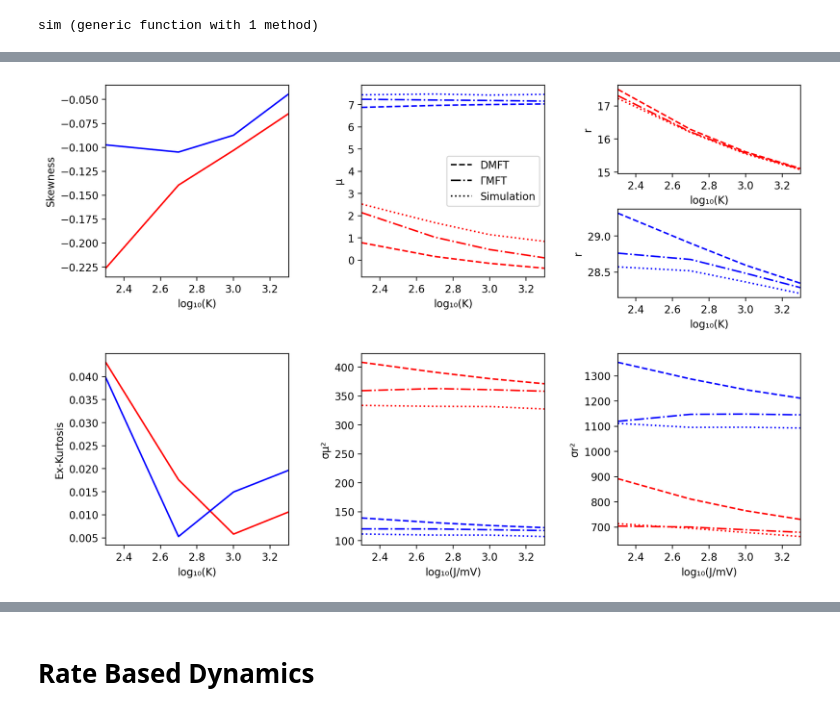
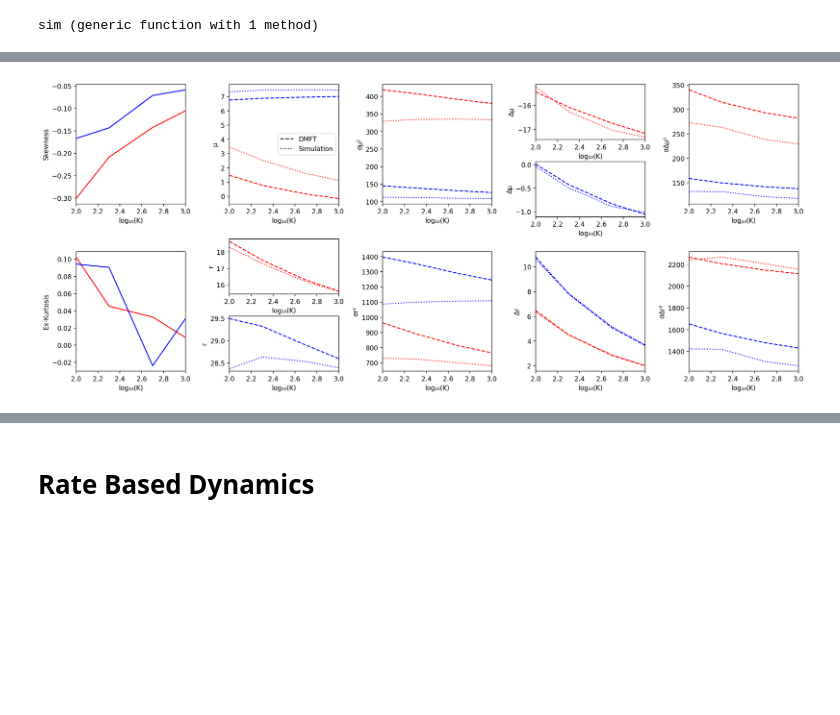
Before and after one commit to AddingAddict/OptoStimDMFT, a Jupyter notebook: 2Pop Opto Stim DMFT.ipynb, the cells around one changed output, grey strips where cells are left out. Drawn from its saved outputs; the diff is of its cells as text; code cells hidden in the pictures; blank space fills up the shorter version.

```diff
--- a/2Pop Opto Stim DMFT.ipynb
+++ b/2Pop Opto Stim DMFT.ipynb
@@ -1807,75 +2028,116 @@ end
 4/4 completed
 # %%
-figure(figsize=(4*3,4*2),dpi=200)
+figure(figsize=(4*5,4*2),dpi=200)
 subplots_adjust(hspace=0.4,wspace=0.4)
 
-subplot(2,3,1)
+subplot(2,5,1)
 plot(log10.(Ks),skewEs,"r")
 plot(log10.(Ks),skewIs,"b")
 xlabel("log₁₀(K)")
 ylabel("Skewness")
 xlim((log10(Ks[1]),log10(Ks[end])))
 
-subplot(2,3,4)
+subplot(2,5,6)
 plot(log10.(Ks),kurtEs,"r")
 plot(log10.(Ks),kurtIs,"b")
 xlabel("log₁₀(K)")
 ylabel("Ex-Kurtosis")
 xlim((log10(Ks[1]),log10(Ks[end])))
 
-subplot(2,3,2)
+subplot(2,5,2)
 plot(log10.(Ks),μEs,"r--")
 plot(log10.(Ks),μEsim,"r:")
-plot(log10.(Ks),μEΓs,"r-.")
+# plot(log10.(Ks),μEΓs,"r-.")
 plot(log10.(Ks),μIs,"b--")
 plot(log10.(Ks),μIsim,"b:")
-plot(log10.(Ks),μIΓs,"b-.")
+# plot(log10.(Ks),μIΓs,"b-.")
 xlabel("log₁₀(K)")
 ylabel("μ")
 xlim((log10(Ks[1]),log10(Ks[end])))
 
-subplot(2,3,2)
+subplot(2,5,2)
 plot([0],[0],"k--",label="DMFT")
-plot([0],[0],"k-.",label="ΓMFT")
+# plot([0],[0],"k-.",label="ΓMFT")
 plot([0],[0],"k:",label="Simulation")
 legend()
 
-subplot(2,3,5)
+subplot(2,5,3)
 plot(log10.(Ks),σμE2s,"r--")
 plot(log10.(Ks),σμE2sim,"r:")
-plot(log10.(Ks),σμE2Γs,"r-.")
+# plot(log10.(Ks),σμE2Γs,"r-.")
 plot(log10.(Ks),σμI2s,"b--")
 plot(log10.(Ks),σμI2sim,"b:")
-plot(log10.(Ks),σμI2Γs,"b-.")
-xlabel("log₁₀(J/mV)")
+# plot(log10.(Ks),σμI2Γs,"b-.")
+xlabel("log₁₀(K)")
 ylabel("σμ²")
 xlim((log10(Ks[1]),log10(Ks[end])))
 
-subplot(4,3,3)
+subplot(4,5,4)
+plot(log10.(Ks),ΔμEs,"r--")
+plot(log10.(Ks),ΔμEsim,"r:")
+xlabel("log₁₀(K)")
+ylabel("Δμ")
+xlim((log10(Ks[1]),log10(Ks[end])))
+
+subplot(4,5,9)
+plot(log10.(Ks),ΔμIs,"b--")
+plot(log10.(Ks),ΔμIsim,"b:")
+xlabel("log₁₀(K)")
+ylabel("Δμ")
+xlim((log10(Ks[1]),log10(Ks[end])))
+
+subplot(2,5,5)
+plot(log10.(Ks),σΔμE2s,"r--")
+plot(log10.(Ks),σΔμE2sim,"r:")
+plot(log10.(Ks),σΔμI2s,"b--")
+plot(log10.(Ks),σΔμI2sim,"b:")
+xlabel("log₁₀(K)")
+ylabel("σΔμ²")
+xlim((log10(Ks[1]),log10(Ks[end])))
+
+subplot(4,5,12)
 plot(log10.(Ks),rEs,"r--")
 plot(log10.(Ks),rEsim,"r:")
-plot(log10.(Ks),rEΓs,"r-.")
+# plot(log10.(Ks),rEΓs,"r-.")
 xlabel("log₁₀(K)")
 ylabel("r")
 xlim((log10(Ks[1]),log10(Ks[end])))
 
-subplot(4,3,6)
+subplot(4,5,17)
 plot(log10.(Ks),rIs,"b--")
 plot(log10.(Ks),rIsim,"b:")
-plot(log10.(Ks),rIΓs,"b-.")
+# plot(log10.(Ks),rIΓs,"b-.")
 xlabel("log₁₀(K)")
 ylabel("r")
 xlim((log10(Ks[1]),log10(Ks[end])))
 
-subplot(2,3,6)
+subplot(2,5,8)
 plot(log10.(Ks),σrE2s,"r--")
 plot(log10.(Ks),σrE2sim,"r:")
-plot(log10.(Ks),σrE2Γs,"r-.")
+# plot(log10.(Ks),σrE2Γs,"r-.")
 plot(log10.(Ks),σrI2s,"b--")
 plot(log10.(Ks),σrI2sim,"b:")
-plot(log10.(Ks),σrI2Γs,"b-.")
-xlabel("log₁₀(J/mV)")
+# plot(log10.(Ks),σrI2Γs,"b-.")
+xlabel("log₁₀(K)")
 ylabel("σr²")
 xlim((log10(Ks[1]),log10(Ks[end])))
+
+subplot(2,5,9)
+plot(log10.(Ks),ΔrEs,"r--")
+plot(log10.(Ks),ΔrEsim,"r:")
+plot(log10.(Ks),ΔrIs,"b--")
+plot(log10.(Ks),ΔrIsim,"b:")
+xlabel("log₁₀(K)")
+ylabel("Δr")
+xlim((log10(Ks[1]),log10(Ks[end])))
+
+subplot(2,5,10)
+plot(log10.(Ks),σΔrE2s,"r--")
+plot(log10.(Ks),σΔrE2sim,"r:")
+plot(log10.(Ks),σΔrI2s,"b--")
+plot(log10.(Ks),σΔrI2sim,"b:")
+xlabel("log₁₀(K)")
+ylabel("σΔr²")
+xlim((log10(Ks[1]),log10(Ks[end])))
 # %% [output]
-[figure, old version]
+[figure, new version]
```
Also changed, not shown: parts of 21 cells of this notebook, 2 other files.
